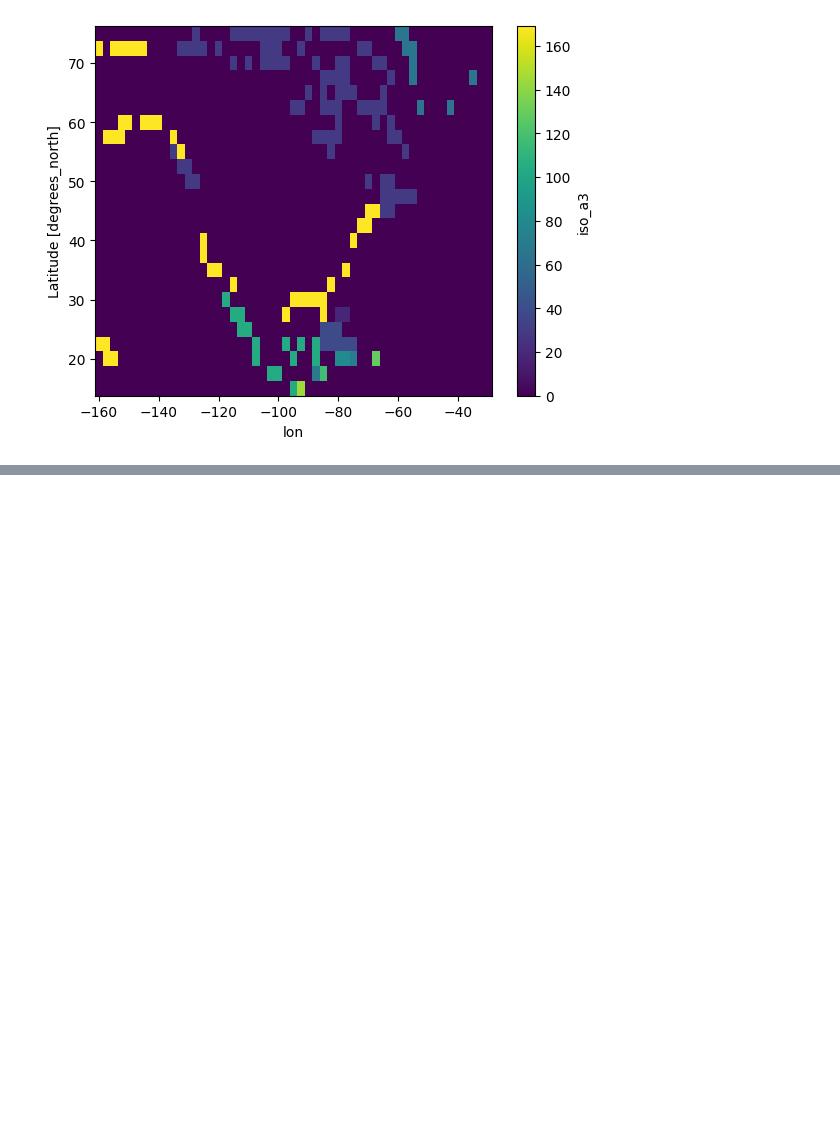
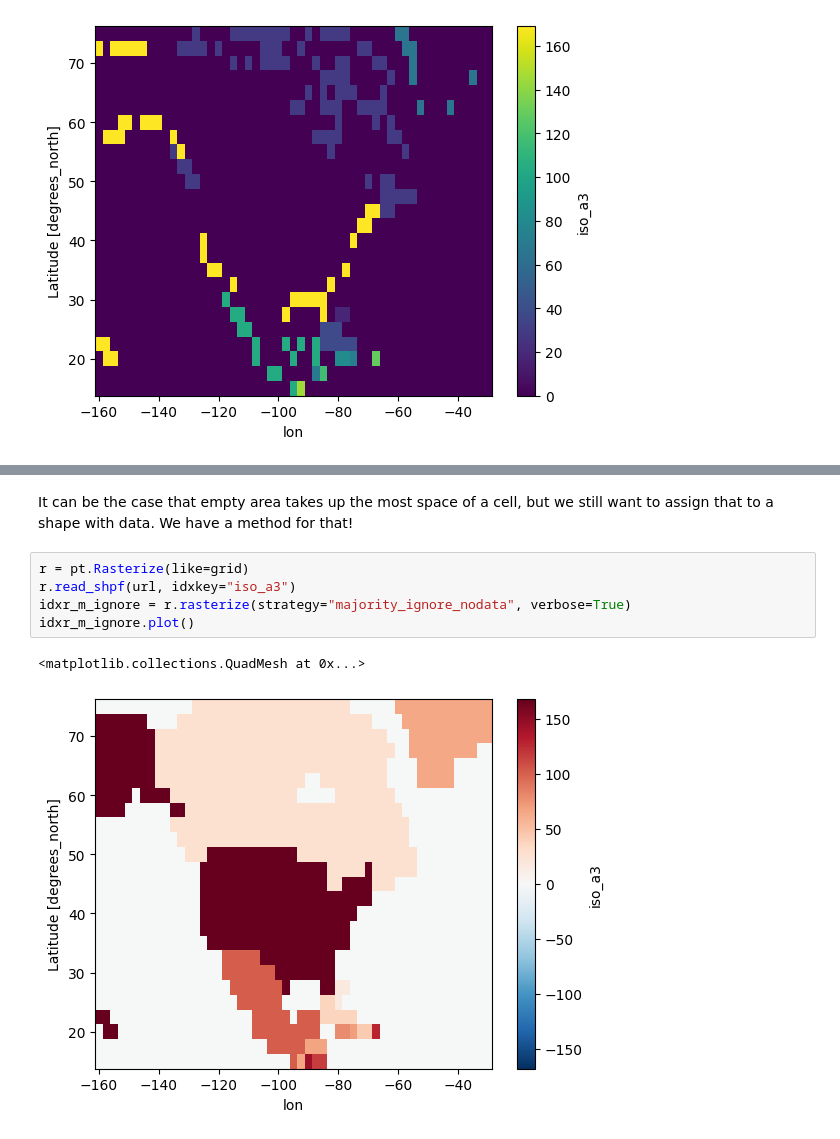
Before and after one commit to gidden/ptolemy, a Jupyter notebook: docs/notebooks/introduction.ipynb, the cells around one changed output, grey strips where cells are left out. Drawn from its saved outputs; the diff is of its cells as text; blank space fills up the shorter version.

```diff
--- a/docs/notebooks/introduction.ipynb
+++ b/docs/notebooks/introduction.ipynb
@@ -94,0 +123,10 @@ idxr_h.plot()
+# %% [markdown]
+It can be the case that empty area takes up the most space of a cell, but we still want to assign that to a shape with data. We have a method for that!
+# %%
+r = pt.Rasterize(like=grid)
+r.read_shpf(url, idxkey="iso_a3")
+idxr_m_ignore = r.rasterize(strategy="majority_ignore_nodata", verbose=True)
+idxr_m_ignore.plot()
+# %% [output]
+<matplotlib.collections.QuadMesh at 0x...>
+[figure, added]
```
Also changed, not shown: parts of 10 cells of this notebook, 3 other files.
